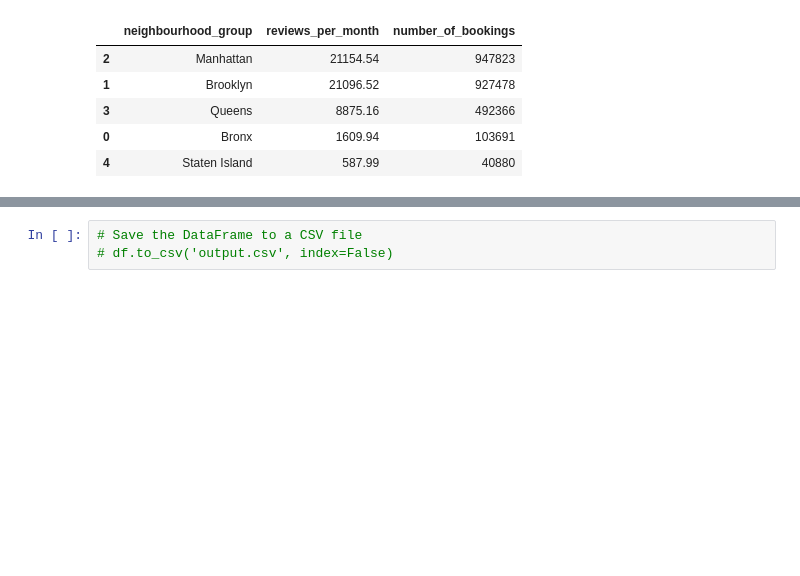
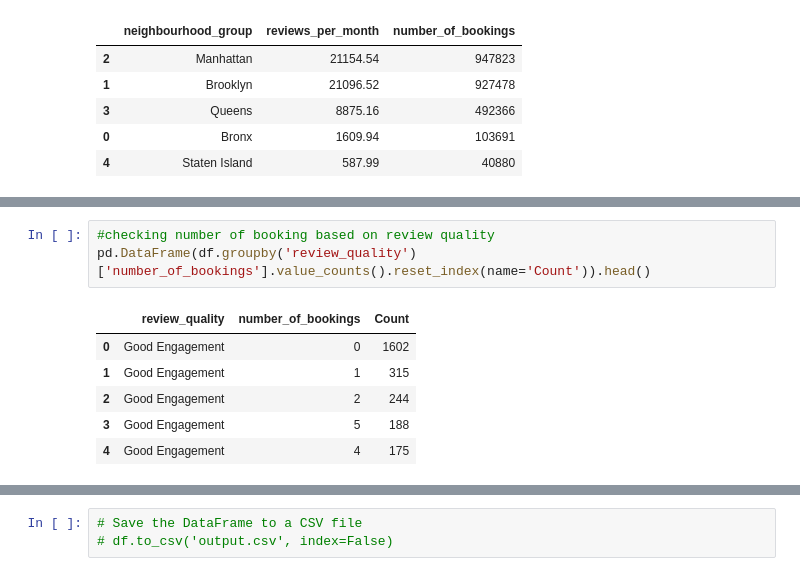
Before and after one commit to abhinav4201/Exploratory-data-analysis-EDA-Airbnb, a Jupyter notebook: Airbnb_Bookings_Analysis_Capstone_Project_1.ipynb, the cells around one changed output, grey strips where cells are left out. Drawn from its saved outputs; the diff is of its cells as text; blank space fills up the shorter version.

```diff
--- a/Airbnb_Bookings_Analysis_Capstone_Project_1.ipynb
+++ b/Airbnb_Bookings_Analysis_Capstone_Project_1.ipynb
@@ -438,0 +495,10 @@ Price range for each Group is 10 - 10000
+# %%
+#checking number of booking based on review quality
+pd.DataFrame(df.groupby('review_quality')['number_of_bookings'].value_counts().reset_index(name='Count')).head()
+# %% [output]
+|  | review_quality | number_of_bookings | Count |
+| 0 | Good Engagement | 0 | 1602 |
+| 1 | Good Engagement | 1 | 315 |
+| 2 | Good Engagement | 2 | 244 |
+| 3 | Good Engagement | 5 | 188 |
+| 4 | Good Engagement | 4 | 175 |
```
Also changed, not shown: parts of 13 cells of this notebook.
